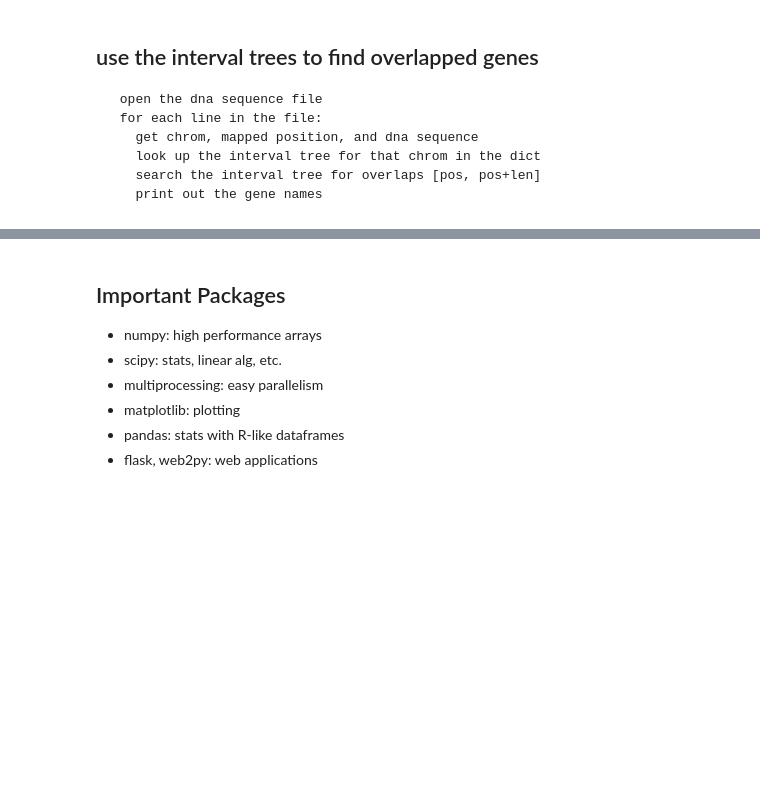
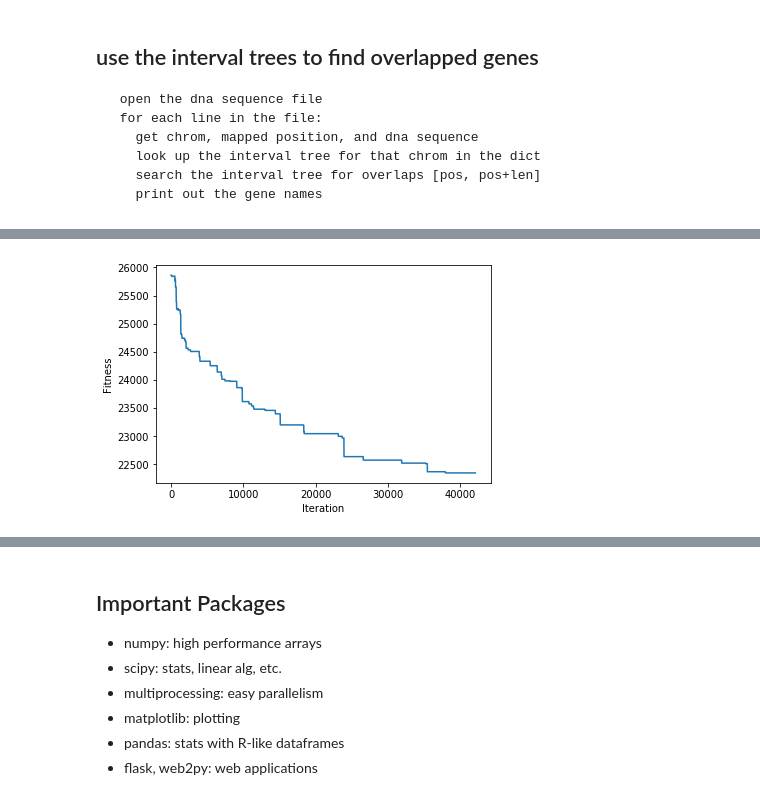
Before and after one commit to ycrc/Python-Bootcamp, a Jupyter notebook: PythonNotebook.ipynb, the cells around one changed output, grey strips where cells are left out. Saved outputs shown, nothing was run; the diff lists cells and outputs as text; code cells hidden in the pictures; blank space fills up the shorter version.

```diff
--- a/PythonNotebook.ipynb
+++ b/PythonNotebook.ipynb
@@ -738,0 +759,4 @@ done
+# %%
+best.plot_learning()
+# %% [output]
+[figure, added]
```
Also changed, not shown: parts of 34 cells of this notebook.
